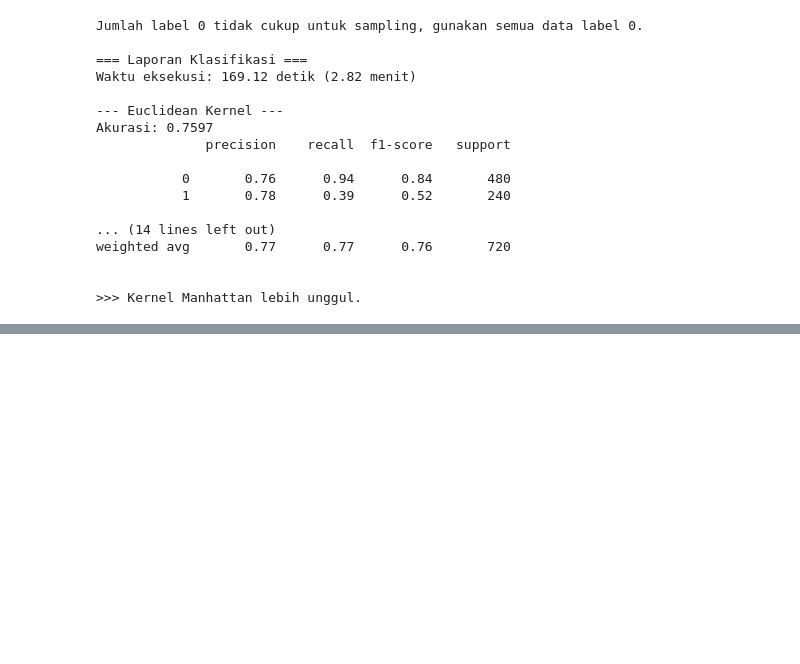
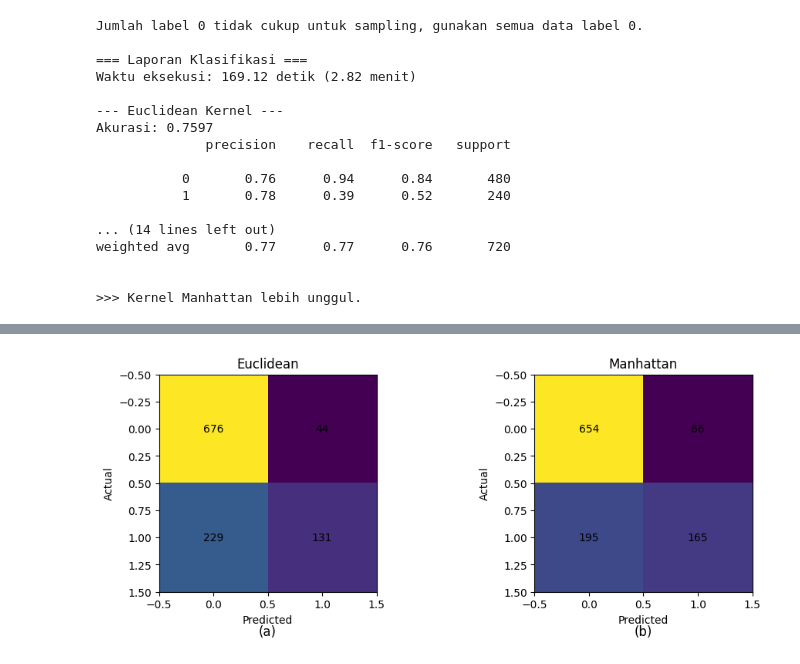
Before and after one commit to asrianda/jurnal, a Jupyter notebook: jurnal_SVM_Ilkom1.ipynb, the cells around one changed output, grey strips where cells are left out. Drawn from its saved outputs; the diff is of its cells as text; code cells hidden in the pictures; blank space fills up the shorter version.

```diff
--- a/jurnal_SVM_Ilkom1.ipynb
+++ b/jurnal_SVM_Ilkom1.ipynb
@@ -1344,0 +1793,40 @@ weighted avg       0.77      0.77      0.76       720
+# %%
+# Plot Confusion Matrix
+fig, ax = plt.subplots(1, 2, figsize=(10, 4))
+
+# Euclidean
+ax[0].imshow(cm_euc)
+ax[0].set_title("Euclidean")
+ax[0].set_xlabel("Predicted")
+ax[0].set_ylabel("Actual")
+
+for i in range(cm_euc.shape[0]):
+    for j in range(cm_euc.shape[1]):
+        ax[0].text(j, i, cm_euc[i, j], ha='center', va='center')
+
+# Tambahkan label (a)
+ax[0].text(0.5, -0.2, "(a)", transform=ax[0].transAxes,
+           ha='center', fontsize=12)
+
+# Manhattan
+ax[1].imshow(cm_man)
+ax[1].set_title("Manhattan")
+ax[1].set_xlabel("Predicted")
+ax[1].set_ylabel("Actual")
+
+for i in range(cm_man.shape[0]):
+    for j in range(cm_man.shape[1]):
+        ax[1].text(j, i, cm_man[i, j], ha='center', va='center')
+
+# Tambahkan label (b)
+ax[1].text(0.5, -0.2, "(b)", transform=ax[1].transAxes,
+           ha='center', fontsize=12)
+
+plt.tight_layout()
+
+# Simpan
+plt.savefig("Figure_Confusion_Matrix.png", dpi=300, bbox_inches='tight')
+
+plt.show()
+# %% [output]
+[figure, added]
```
Also changed, not shown: parts of 17 cells of this notebook.
